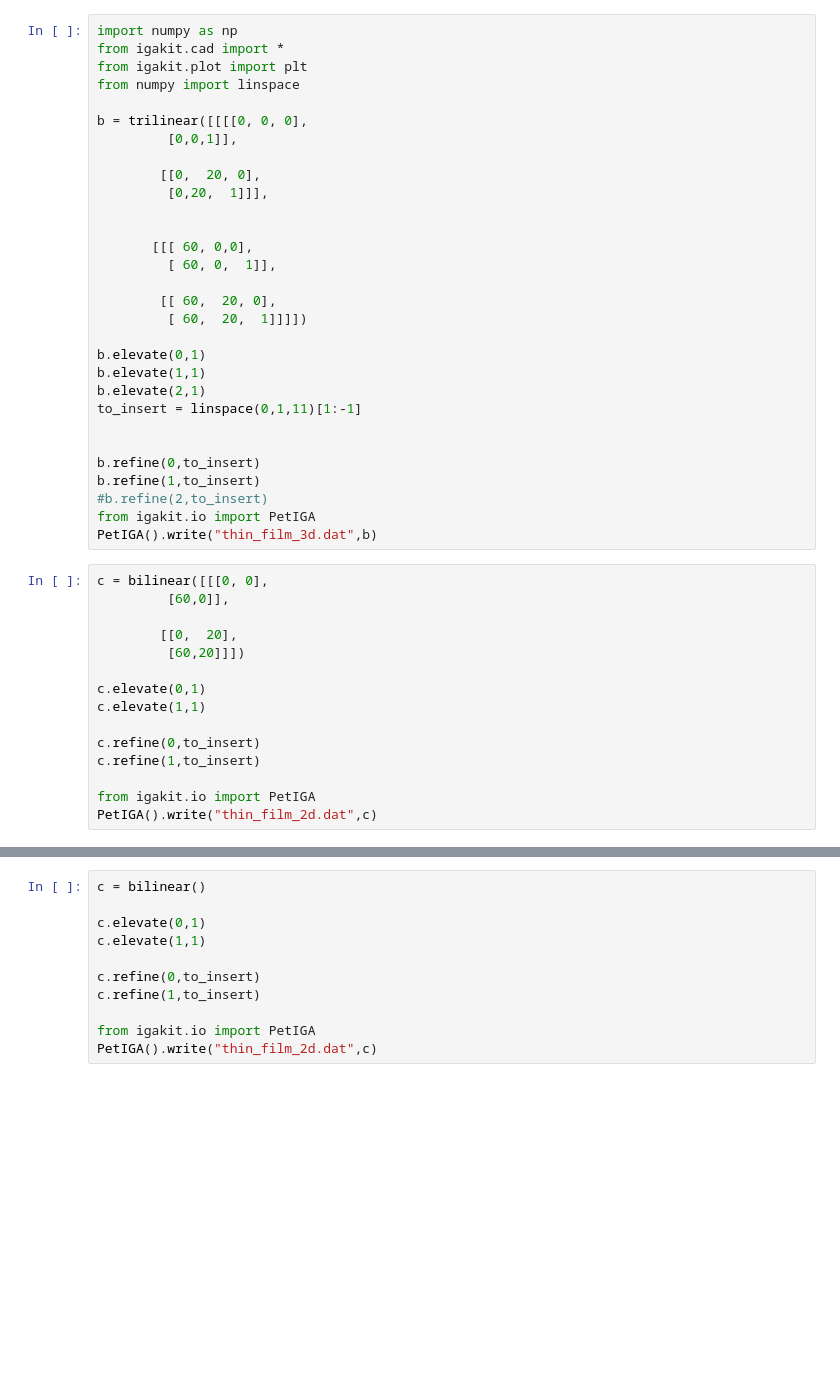
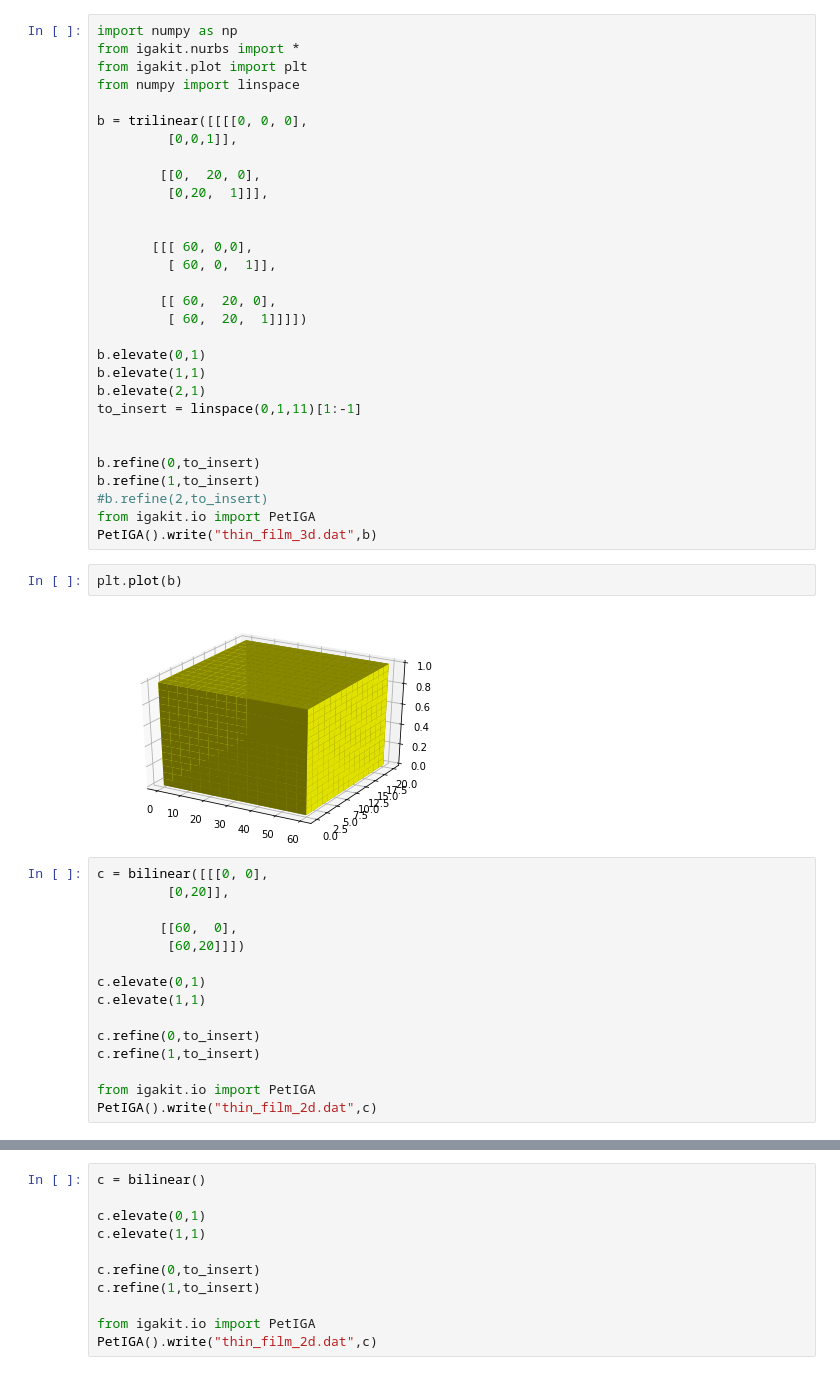
Before and after one commit to arastogi04/HyperElasticity_PetIGA, a Jupyter notebook: Create_Geometry_Hyperelasticity.ipynb, the cells around one changed output, grey strips where cells are left out. Saved outputs shown, nothing was run; the diff lists cells and outputs as text; blank space fills up the shorter version.

```diff
--- a/Create_Geometry_Hyperelasticity.ipynb
+++ b/Create_Geometry_Hyperelasticity.ipynb
@@ -1,6 +1,6 @@
 # %%
 import numpy as np
-from igakit.cad import *
+from igakit.nurbs import *
 from igakit.plot import plt
 from numpy import linspace
 
@@ -28,11 +28,15 @@ b.refine(1,to_insert)
 #b.refine(2,to_insert)
 from igakit.io import PetIGA
 PetIGA().write("thin_film_3d.dat",b)
+# %%
+plt.plot(b)
+# %% [output]
+[figure, added]
 # %%
 c = bilinear([[[0, 0],
-         [60,0]],
+         [0,20]],
 
-        [[0,  20],
+        [[60,  0],
          [60,20]]])
 
 c.elevate(0,1)
```
Also changed, not shown: parts of 1 cell of this notebook, 5 other files.
